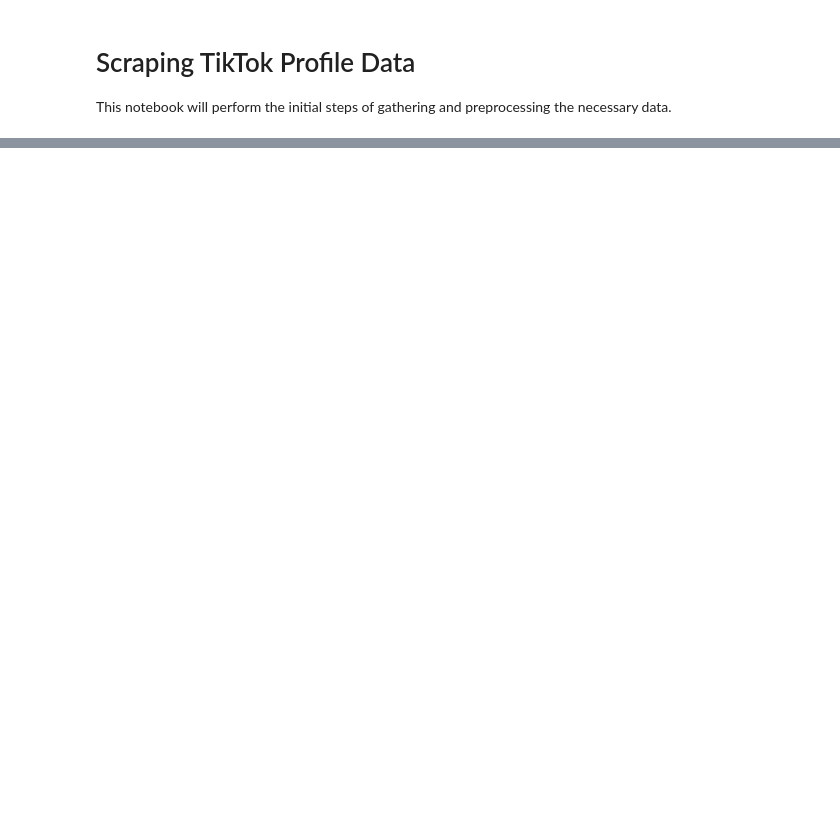
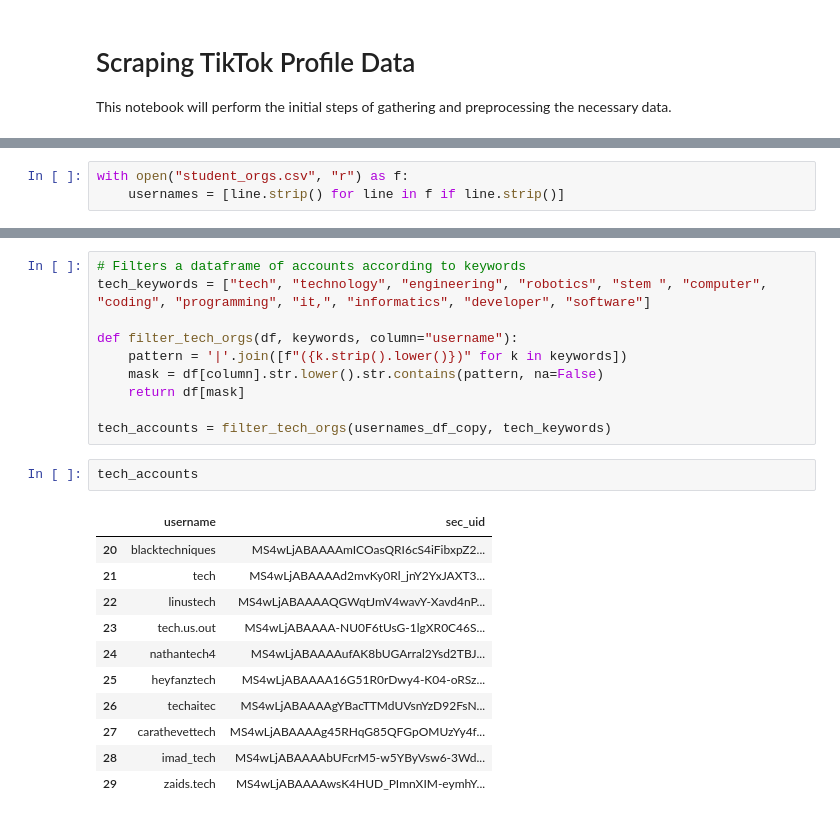
Before and after one commit to intrep11d/Web-Mining, a Jupyter notebook: Tiktok_Scrape.ipynb, the cells around one changed output, grey strips where cells are left out. Saved outputs shown, nothing was run; the diff lists cells and outputs as text; blank space fills up the shorter version.

```diff
--- a/Tiktok_Scrape.ipynb
+++ b/Tiktok_Scrape.ipynb
@@ -64,0 +113,3 @@ TikTokApi.user(username='gujjar.student.or', user_id='None', sec_uid='MS4wLjABAA
+# %%
+with open("student_orgs.csv", "r") as f:
+    usernames = [line.strip() for line in f if line.strip()]
@@ -74,3 +149,27 @@ df
 | 3 |  | 104 | {'UserStoryStatus': 0, 'avatarLar... | {'diggCount': 129, 'followerCount... | {'diggCount': '129', 'followerCou... | fyp_35 | [{'coverLarger': '', 'coverMedium... | ... |
 | 4 |  | 101 | {'UserStoryStatus': 0, 'avatarLar... | {'diggCount': 0, 'followerCount':... | {'diggCount': '0', 'followerCount... | fyp_35 | NaN | ... |
 5 rows × 36 columns
+# %%
+# Filters a dataframe of accounts according to keywords
+tech_keywords = ["tech", "technology", "engineering", "robotics", "stem ", "computer", "coding", "programming", "it,", "informatics", "developer", "software"]
+
+def filter_tech_orgs(df, keywords, column="username"):
+    pattern = '|'.join([f"({k.strip().lower()})" for k in keywords])
+    mask = df[column].str.lower().str.contains(pattern, na=False)
+    return df[mask]
+
+tech_accounts = filter_tech_orgs(usernames_df_copy, tech_keywords)
+# %%
+tech_accounts
+# %% [output]
+|  | username | sec_uid |
+| 20 | blacktechniques | MS4wLjABAAAAmICOasQRI6cS4iFibxpZ2... |
+| 21 | tech | MS4wLjABAAAAd2mvKy0Rl_jnY2YxJAXT3... |
+| 22 | linustech | MS4wLjABAAAAQGWqtJmV4wavY-Xavd4nP... |
+| 23 | tech.us.out | MS4wLjABAAAA-NU0F6tUsG-1lgXR0C46S... |
+| 24 | nathantech4 | MS4wLjABAAAAufAK8bUGArral2Ysd2TBJ... |
+| 25 | heyfanztech | MS4wLjABAAAA16G51R0rDwy4-K04-oRSz... |
+| 26 | techaitec | MS4wLjABAAAAgYBacTTMdUVsnYzD92FsN... |
+| 27 | carathevettech | MS4wLjABAAAAg45RHqG85QFGpOMUzYy4f... |
+| 28 | imad_tech | MS4wLjABAAAAbUFcrM5-w5YByVsw6-3Wd... |
+| 29 | zaids.tech | MS4wLjABAAAAwsK4HUD_PImnXIM-eymhY... |
```
Also changed, not shown: parts of 13 cells of this notebook, 9 other files.
